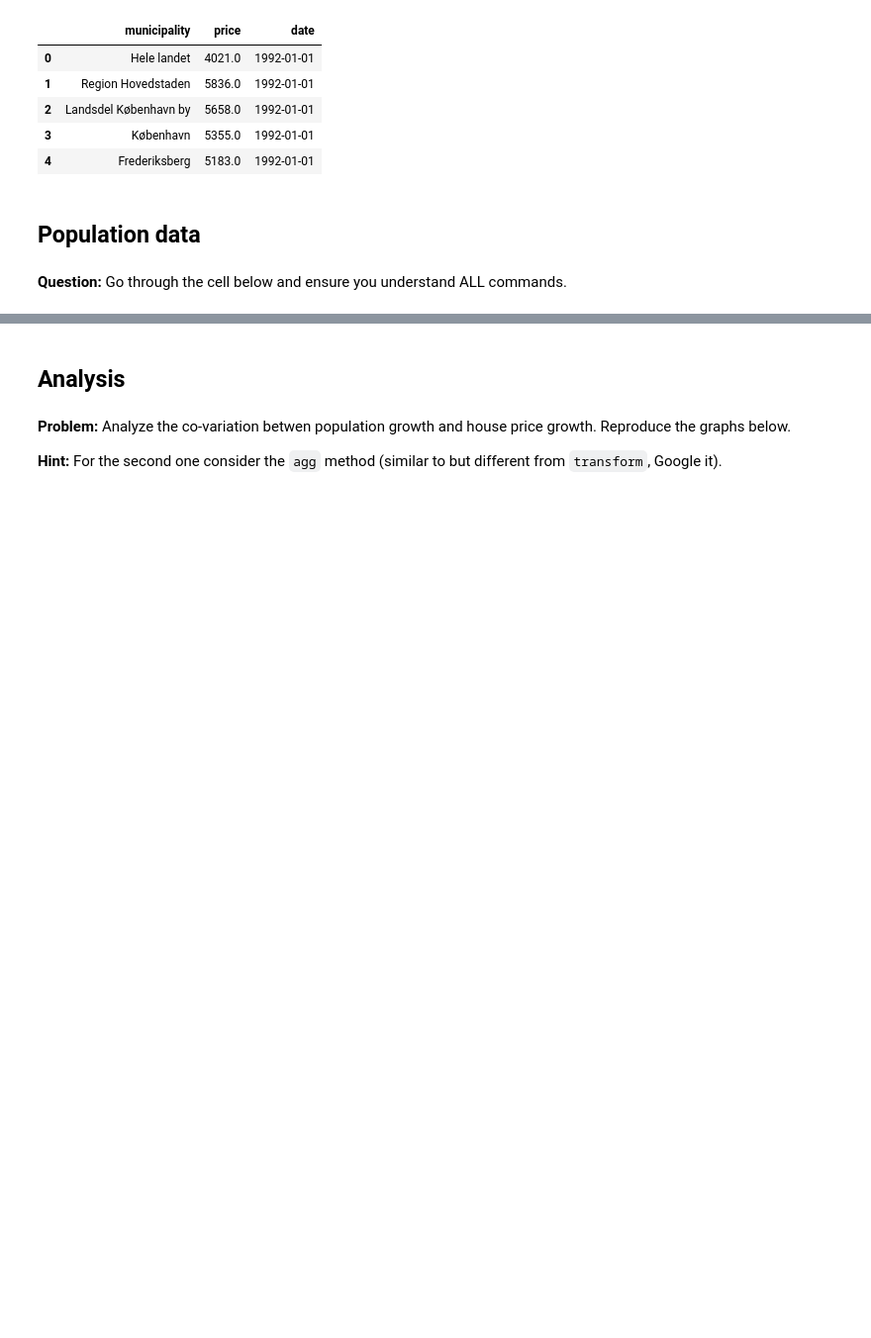
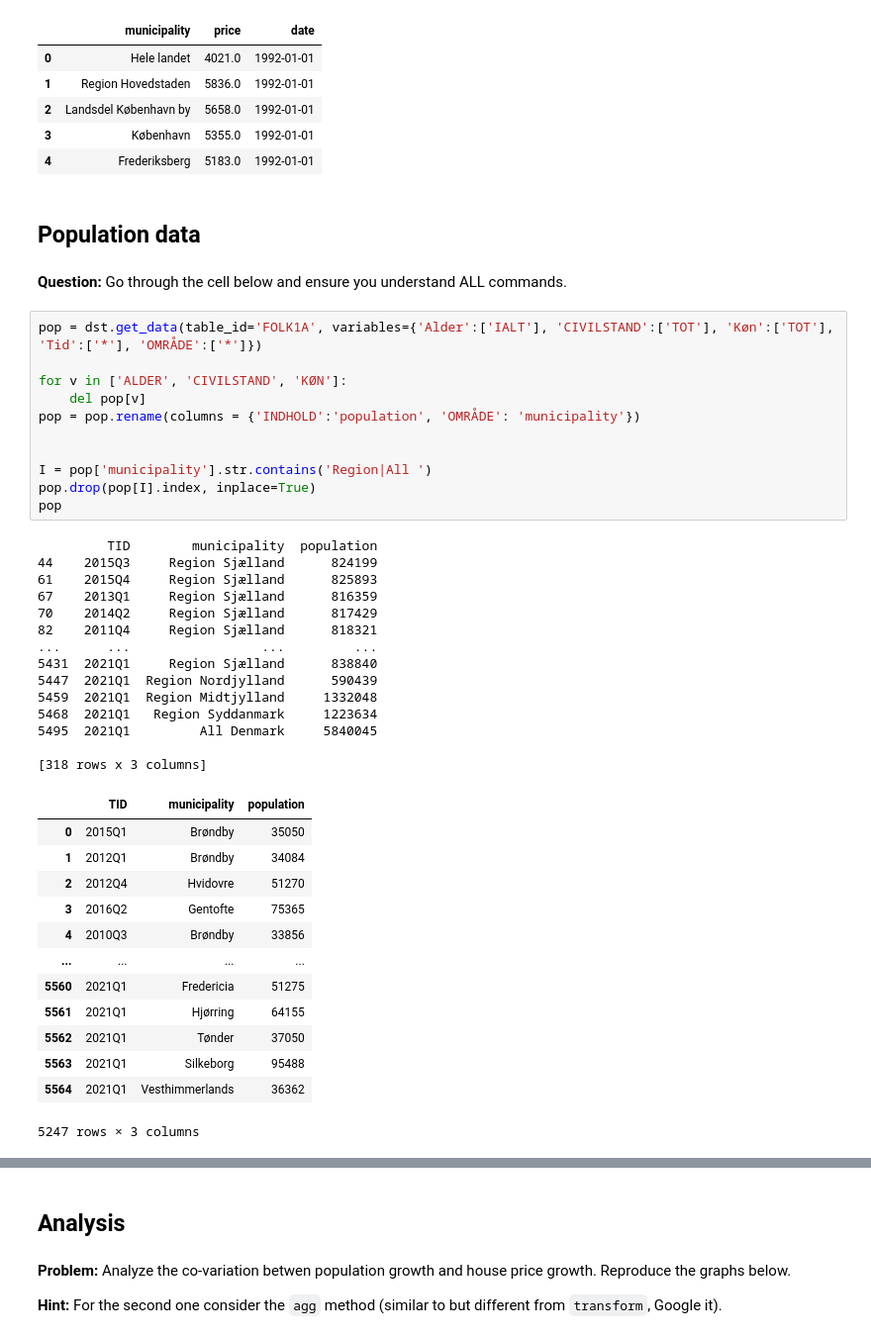
Before and after one commit to AskerNC/exercises-2021, a Jupyter notebook: PS4/problem_set_4.ipynb, the cells around one changed output, grey strips where cells are left out. Shown at 99% size. Drawn from its saved outputs; the diff is of its cells as text; blank space fills up the shorter version.

```diff
--- a/PS4/problem_set_4.ipynb
+++ b/PS4/problem_set_4.ipynb
@@ -278,3 +335,42 @@ prices_long.head()
 ## Population data
 # %% [markdown]
 **Question:** Go through the cell below and ensure you understand ALL commands.
+# %%
+pop = dst.get_data(table_id='FOLK1A', variables={'Alder':['IALT'], 'CIVILSTAND':['TOT'], 'Køn':['TOT'], 'Tid':['*'], 'OMRÅDE':['*']})
+
+for v in ['ALDER', 'CIVILSTAND', 'KØN']:
+    del pop[v]
+pop = pop.rename(columns = {'INDHOLD':'population', 'OMRÅDE': 'municipality'})
+
+
+I = pop['municipality'].str.contains('Region|All ')
+pop.drop(pop[I].index, inplace=True)
+pop
+# %% [output]
+         TID        municipality  population
+44    2015Q3     Region Sjælland      824199
+61    2015Q4     Region Sjælland      825893
+67    2013Q1     Region Sjælland      816359
+70    2014Q2     Region Sjælland      817429
+82    2011Q4     Region Sjælland      818321
+...      ...                 ...         ...
+5431  2021Q1     Region Sjælland      838840
+5447  2021Q1  Region Nordjylland      590439
+5459  2021Q1  Region Midtjylland     1332048
+5468  2021Q1   Region Syddanmark     1223634
+5495  2021Q1         All Denmark     5840045
+
+[318 rows x 3 columns]
+|  | TID | municipality | population |
+| 0 | 2015Q1 | Brøndby | 35050 |
+| 1 | 2012Q1 | Brøndby | 34084 |
+| 2 | 2012Q4 | Hvidovre | 51270 |
+| 3 | 2016Q2 | Gentofte | 75365 |
+| 4 | 2010Q3 | Brøndby | 33856 |
+| ... | ... | ... | ... |
+| 5560 | 2021Q1 | Fredericia | 51275 |
+| 5561 | 2021Q1 | Hjørring | 64155 |
+| 5562 | 2021Q1 | Tønder | 37050 |
+| 5563 | 2021Q1 | Silkeborg | 95488 |
+| 5564 | 2021Q1 | Vesthimmerlands | 36362 |
+5247 rows × 3 columns
```
Also changed, not shown: parts of 5 cells of this notebook, 3 other files.
